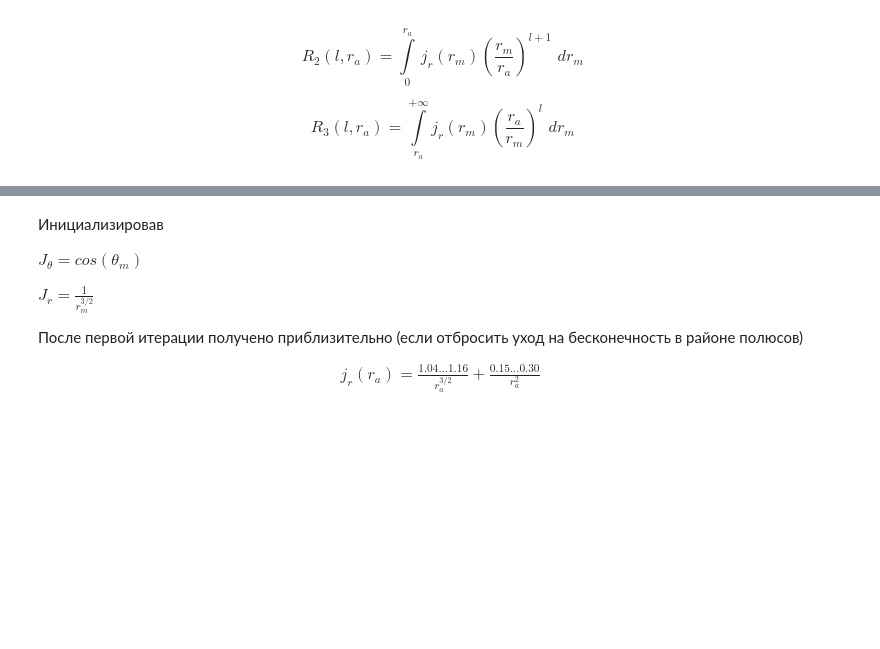
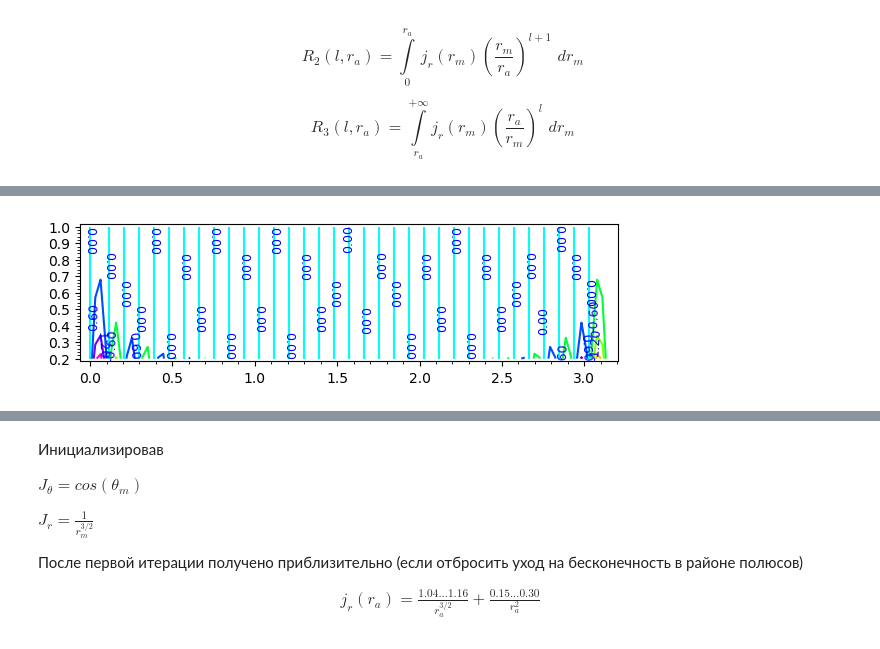
Before and after one commit to daju1/articles, a Jupyter notebook: electrostatic_vector_potential/Vector_potential_of_a_precessing_magnetic_dipole_in_spherical_coordinates.ipynb, the cells around one changed output, grey strips where cells are left out. Cells and saved outputs as stored; diff of their text form; code cells hidden in the pictures; blank space fills up the shorter version.

```diff
--- a/electrostatic_vector_potential/Vector_potential_of_a_precessing_magnetic_dipole_in_spherical_coordinates.ipynb
+++ b/electrostatic_vector_potential/Vector_potential_of_a_precessing_magnetic_dipole_in_spherical_coordinates.ipynb
@@ -1581,14 +1582,16 @@ sum_of_R2 : 12.8000000000000
 # %%
+# Интеграл R2
 # Интеграл R3
-sum_of_R3 = 0
-for ll in range(0,3):
-    print(ll, "         :", J_r (r_m) * (r_a / r_m)^(ll) )
-    print(ll, "int      :", integrate(J_r (r_m) * (r_a / r_m)^(ll), r_m) )
+sum_of_R = 0
+
+for ll in range(0,LL):
+    Mll = Ml(l=ll, j_theta=J_theta(theta_m), theta_a=theta_a)
+    if 0 == Mll:
+        continue
+    int_R2 = integrate(J_r (r_m) * (r_m / r_a)^(ll+1), r_m, 0, r_a)
     int_R3 = integrate(J_r (r_m) * (r_a / r_m)^(ll), r_m, r_a, Infinity)
-    print(ll, "int 0 ra :", int_R3)
-    print(ll, "int 0 ra :", Kl3(ll) * int_R3 )
-    sum_of_R3 += Kl3(ll) * int_R3
-    print("sum_of_R3 :", sum_of_R3)
-    print("sum_of_R3 :", sum_of_R3 * sqrt(r_a))
-    print("sum_of_R3 :", (sum_of_R3 * sqrt(r_a)).n())
-    print("")
+    #print(Mll, "|*|", int_R2, "|||", int_R3)
+    sum_of_R23 = Kl2(ll) * int_R2 + Kl3(ll) * int_R3
+    sum_of_R23_Ml = sum_of_R23 * Mll
+    #print("sum_of_R23_Ml :", sum_of_R23_Ml)
+    sum_of_R += sum_of_R23_Ml
@@ -1626 +1602,7 @@ for ll in range(0,LL):
+# %%
+contour_plot(
+    sum_of_R23_Ml
+        , (theta_a,0,pi), (r_a,0.2,1), fill=False, cmap='hsv', labels=True)
+# %% [output]
+[figure, added]
 # %%
```
Also changed, not shown: parts of 15 cells of this notebook.
